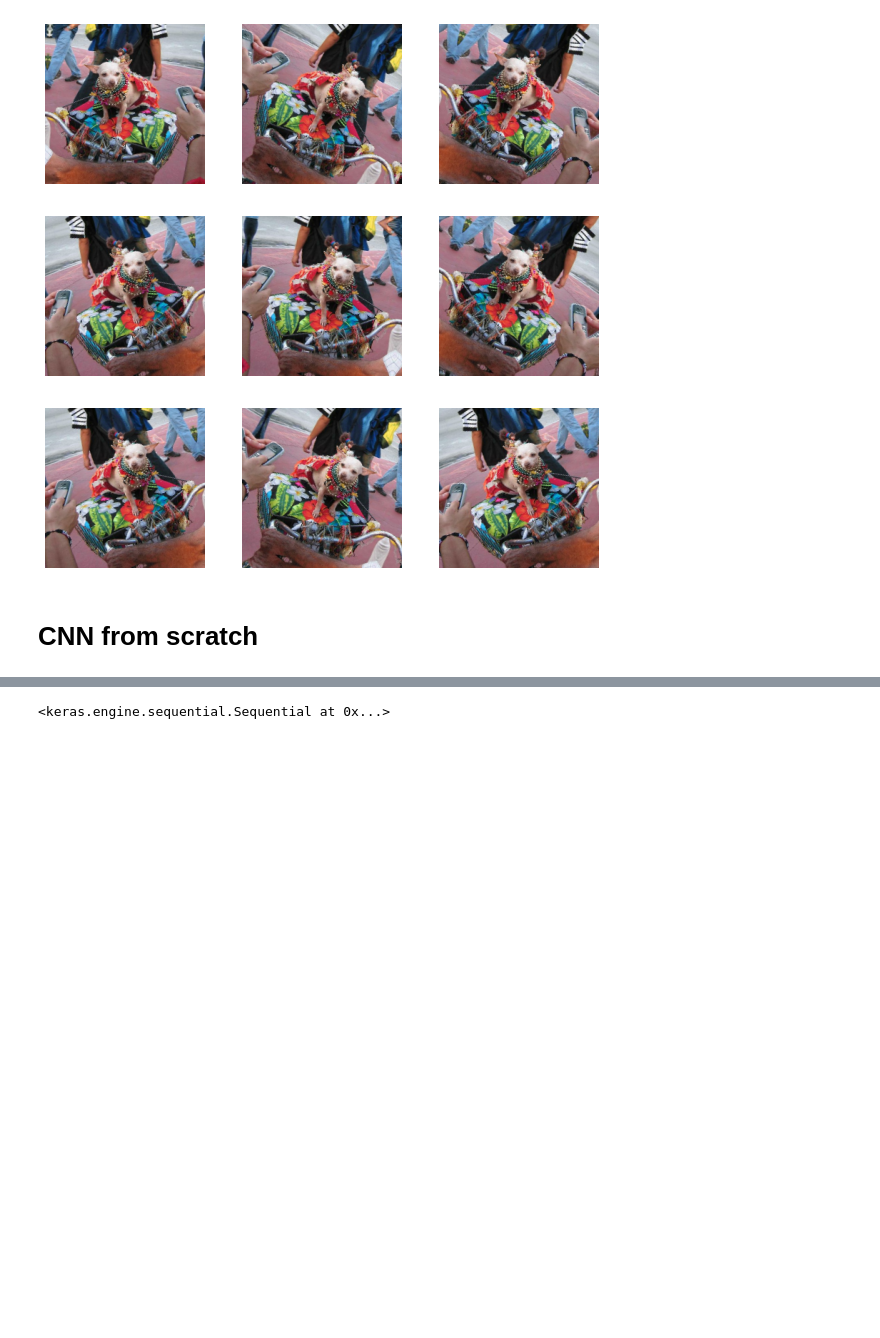
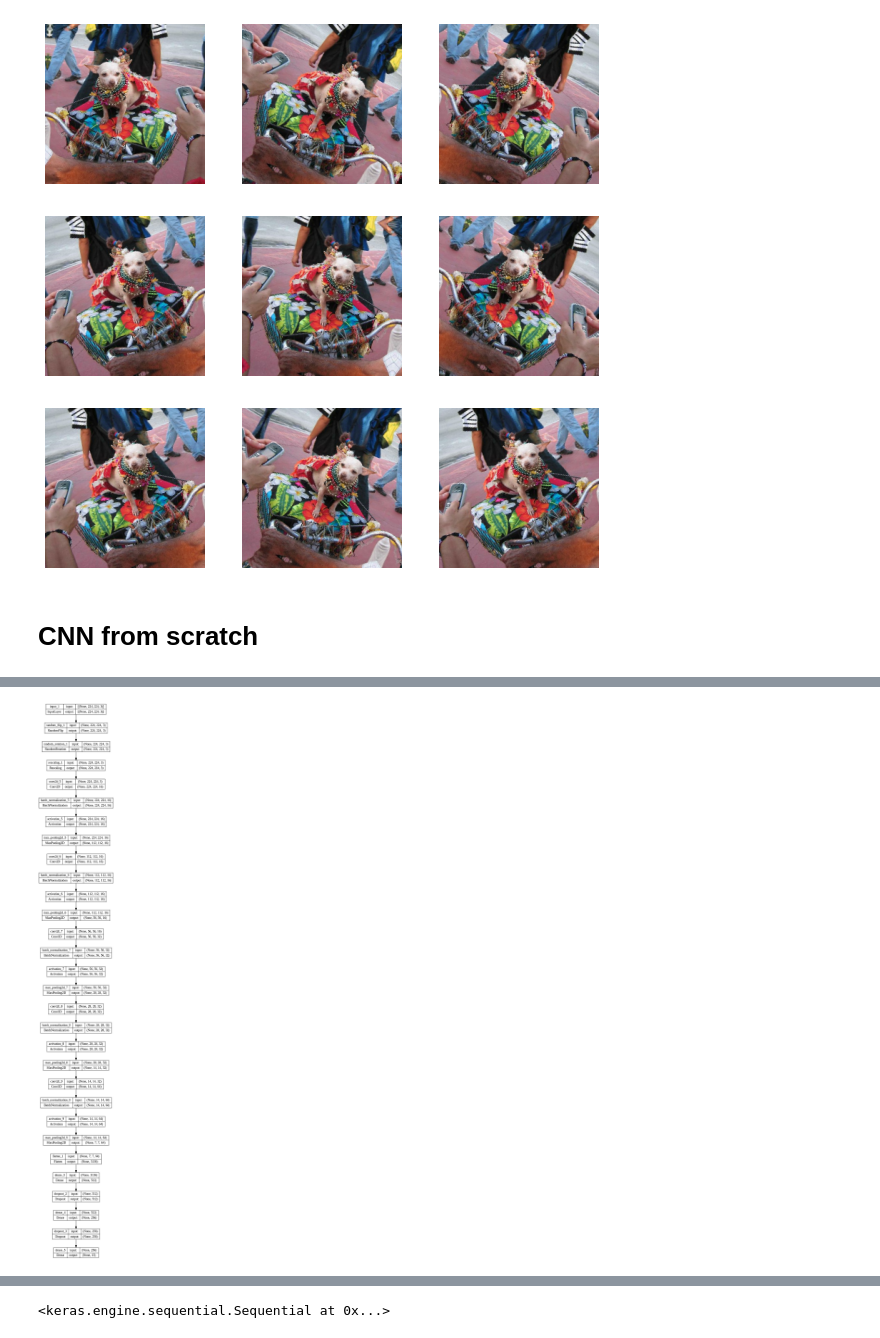
Before and after one commit to ana-bernal/P6_img-classif, a Jupyter notebook: 02_classification.ipynb, the cells around one changed output, grey strips where cells are left out. Cells and saved outputs as stored; diff of their text form; code cells hidden in the pictures; blank space fills up the shorter version.

```diff
--- a/02_classification.ipynb
+++ b/02_classification.ipynb
@@ -153,7 +153,9 @@ def make_cnn_model(filters, ker_sizes, units):
 
     # Model
     model = keras.Sequential(
-        [
+        [   # input shape
+            keras.Input(shape=image_size + (3,)),
+
             # Preprocessing
             layers.RandomFlip("horizontal"),
             layers.RandomRotation(0.1),
@@ -218,35 +220,7 @@ def make_cnn_model(filters, ker_sizes, units):
     model.compile(
         optimizer=keras.optimizers.Adam(1e-3),
         loss="sparse_categorical_crossentropy",
-        metrics=["accuracy"],
+        metrics=["sparse_categorical_accuracy"],
     )
 
     return model
-
-def build_cnn_model(hp):
-    filters = {
-        i : hp.Int('filters_b' + str(i),
-                           min_value=16,
-                           max_value=132,
-                           step=32) for i in range(1,6)
-    }
-    ker_sizes = {
-        i : hp.Int('ker_size_b' + str(i),
-                             min_value=3,
-                             max_value=9,
-                             step=3) for i in range(1,6)
-    }
-    units = { 1: hp.Choice('units1', values=[256, 512, 1024]),
-              2: hp.Choice('units2',values=[256, 512, 1024])
-
-    }
-
-    model = make_cnn_model(
-        filters=filters,
-        ker_sizes=ker_sizes,
-        units=units
-    )
-
-    return model
-
-build_cnn_model(keras_tuner.HyperParameters())
@@ -260,0 +227,6 @@ my_model = make_cnn_model(
+# %%
+my_model = make_cnn_model(
+    filters={1:16, 2:16, 3:32, 4:32,5:64 },
+    ker_sizes={1:3, 2:3, 3:3, 4:3, 5:3},
+    units={1:512, 2:256}
+)
@@ -260,0 +259,4 @@ my_model = make_cnn_model(
+# %%
+keras.utils.plot_model(my_model, show_shapes=True)
+# %% [output]
+[figure, added]
```
Also changed, not shown: parts of 14 cells of this notebook.
